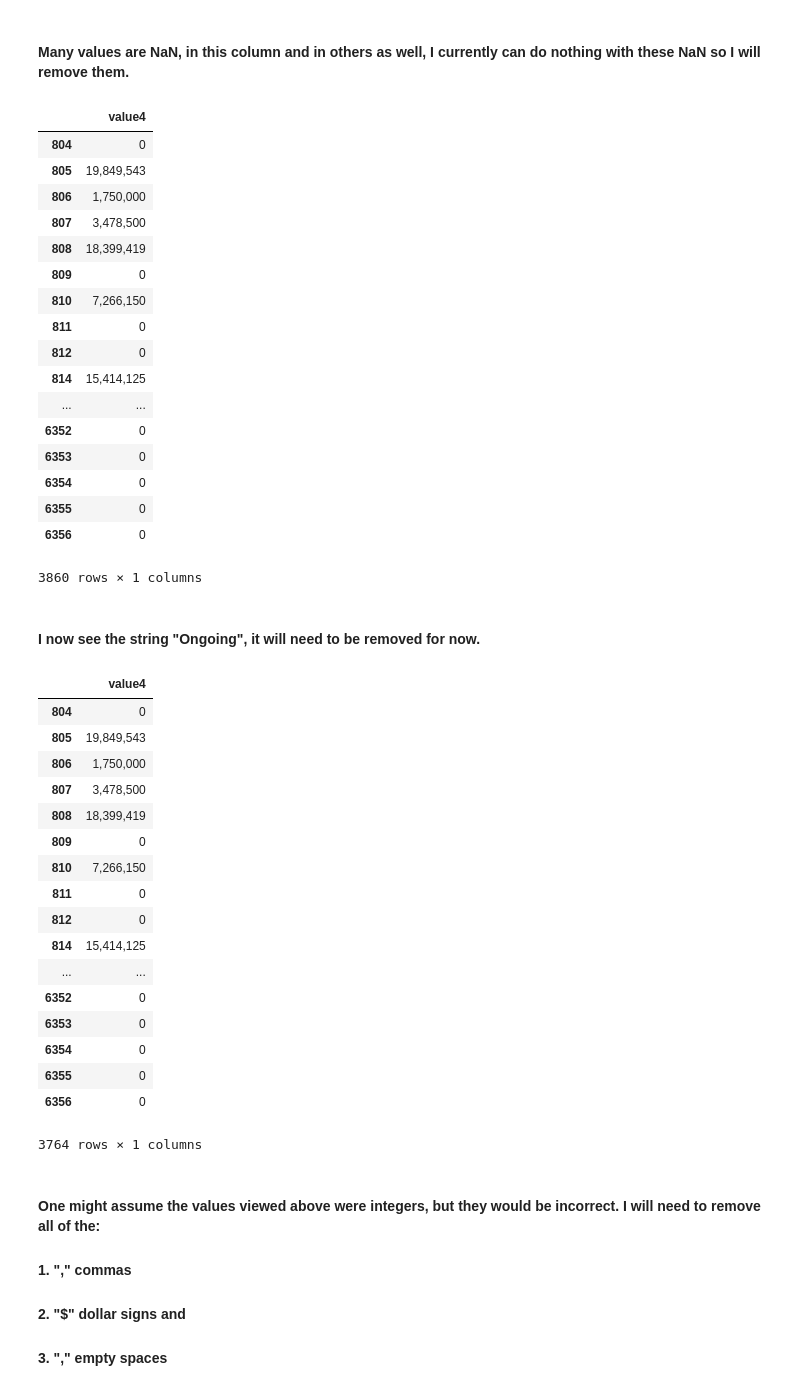
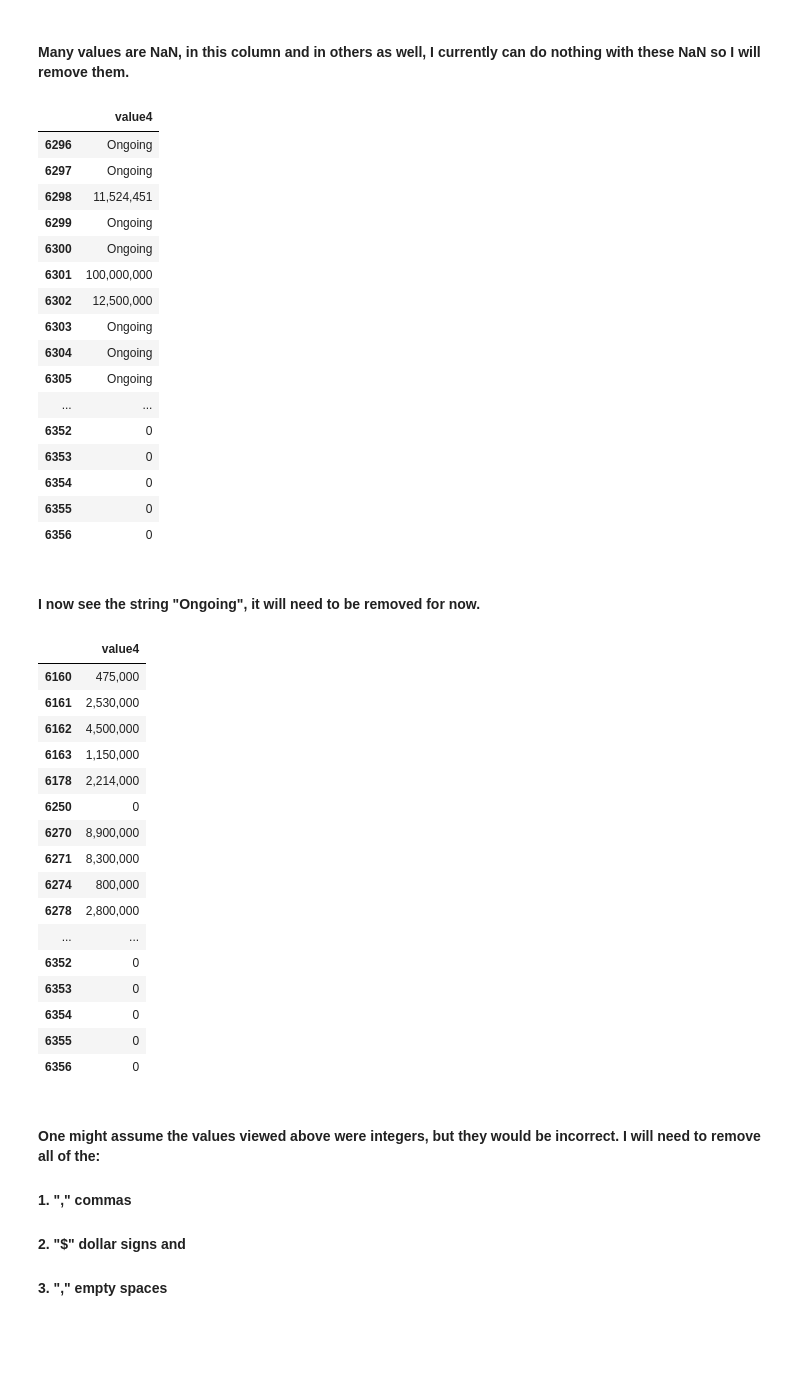
Before and after one commit to jasonleonhard/pdx_budget_data_science_contribution, a Jupyter notebook: notebooks/pandas_dataframe_selection_funded_program_attributes.ipynb, the cells around one changed output. Drawn from its saved outputs; the diff is of its cells as text; code cells hidden in the pictures; blank space fills up the shorter version.

Commit message:
dataframe with float for numeric operations now ready

```diff
--- a/notebooks/pandas_dataframe_selection_funded_program_attributes.ipynb
+++ b/notebooks/pandas_dataframe_selection_funded_program_attributes.ipynb
@@ -96,51 +96,49 @@ v4.head()
 #### Many values are NaN, in this column and in others as well, I currently can do nothing with these NaN so I will remove them.
 # %%
 v4 = v4.dropna()
-v4
+v4.tail(40)
 # type(v4) # pandas.core.frame.DataFrame
 # %% [output]
 |  | value4 |
-| 804 | 0 |
-| 805 | 19,849,543 |
-| 806 | 1,750,000 |
-| 807 | 3,478,500 |
-| 808 | 18,399,419 |
-| 809 | 0 |
-| 810 | 7,266,150 |
-| 811 | 0 |
-| 812 | 0 |
-| 814 | 15,414,125 |
+| 6296 | Ongoing |
+| 6297 | Ongoing |
+| 6298 | 11,524,451 |
+| 6299 | Ongoing |
+| 6300 | Ongoing |
+| 6301 | 100,000,000 |
+| 6302 | 12,500,000 |
+| 6303 | Ongoing |
+| 6304 | Ongoing |
+| 6305 | Ongoing |
 | ... | ... |
 | 6352 | 0 |
 | 6353 | 0 |
 | 6354 | 0 |
 | 6355 | 0 |
 | 6356 | 0 |
-3860 rows × 1 columns
 # %% [markdown]
 #### I now see the string "Ongoing", it will need to be removed for now.
 # %%
 v4 = v4[v4.value4 != "Ongoing"]
-v4
+v4.tail(40)
 # %% [output]
 |  | value4 |
-| 804 | 0 |
-| 805 | 19,849,543 |
-| 806 | 1,750,000 |
-| 807 | 3,478,500 |
-| 808 | 18,399,419 |
-| 809 | 0 |
-| 810 | 7,266,150 |
-| 811 | 0 |
-| 812 | 0 |
-| 814 | 15,414,125 |
+| 6160 | 475,000 |
+| 6161 | 2,530,000 |
+| 6162 | 4,500,000 |
+| 6163 | 1,150,000 |
+| 6178 | 2,214,000 |
+| 6250 | 0 |
+| 6270 | 8,900,000 |
+| 6271 | 8,300,000 |
+| 6274 | 800,000 |
+| 6278 | 2,800,000 |
 | ... | ... |
 | 6352 | 0 |
 | 6353 | 0 |
 | 6354 | 0 |
 | 6355 | 0 |
 | 6356 | 0 |
-3764 rows × 1 columns
 # %% [markdown]
 #### One might assume the values viewed above were integers, but they would be incorrect.  I will need to remove all of the:
 #### 1. "," commas
```
Also changed, not shown: parts of 5 cells of this notebook.
